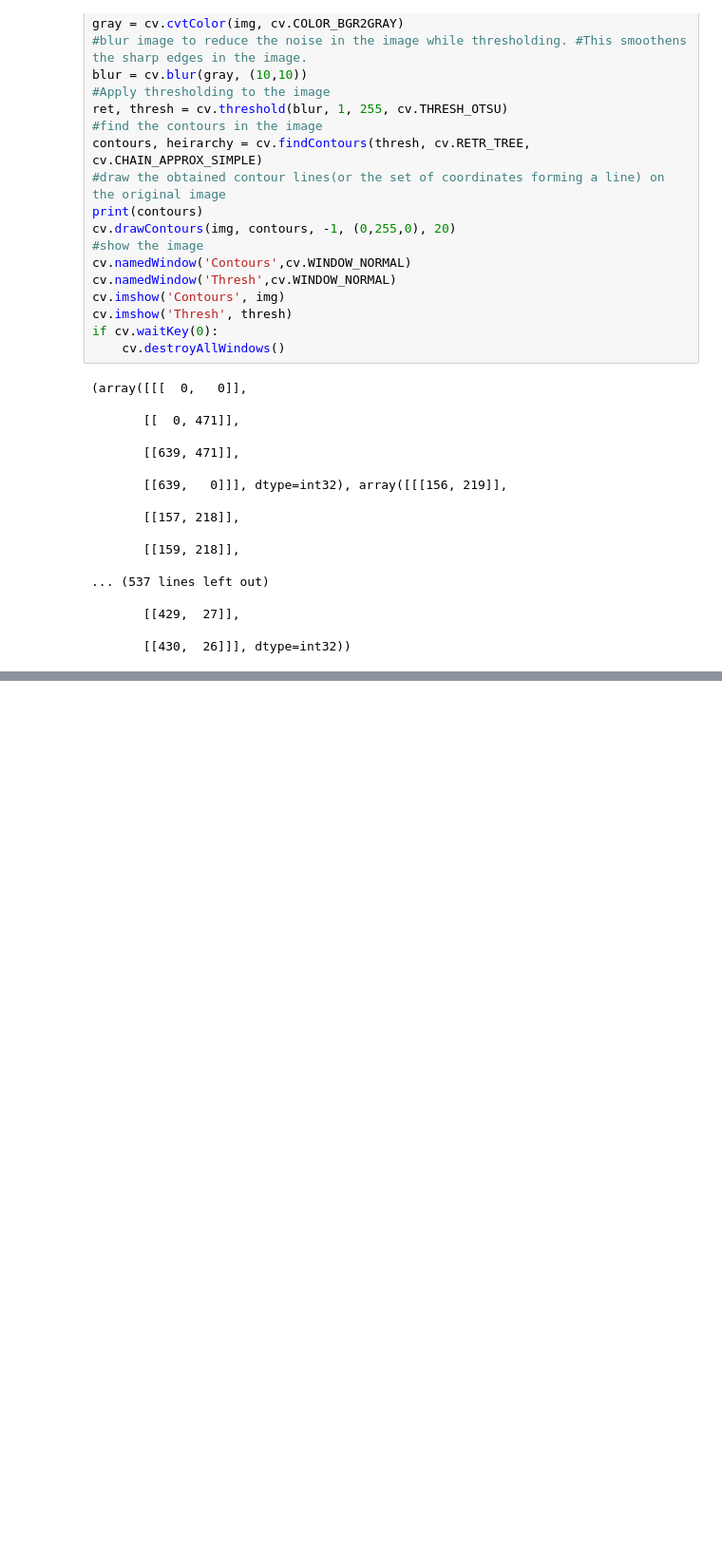
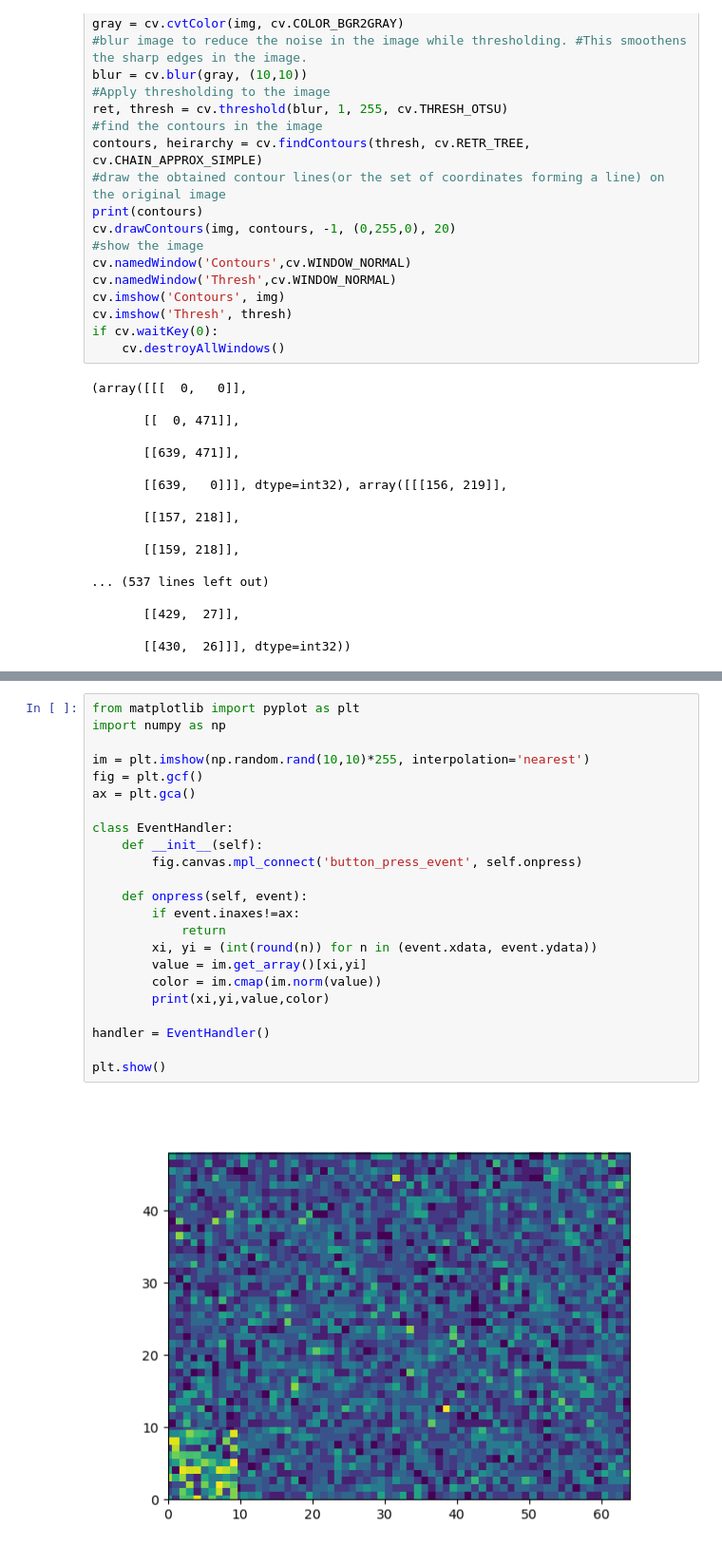
Before and after one commit to samirahmt2018/Annotator, a Jupyter notebook: annotation_checker.ipynb, the cells around one changed output, grey strips where cells are left out. Shown at 95% size. Drawn from its saved outputs; the diff is of its cells as text; blank space fills up the shorter version.

```diff
--- a/annotation_checker.ipynb
+++ b/annotation_checker.ipynb
@@ -312,0 +403,25 @@ if cv.waitKey(0):
+# %%
+from matplotlib import pyplot as plt
+import numpy as np
+
+im = plt.imshow(np.random.rand(10,10)*255, interpolation='nearest')
+fig = plt.gcf()
+ax = plt.gca()
+
+class EventHandler:
+    def __init__(self):
+        fig.canvas.mpl_connect('button_press_event', self.onpress)
+
+    def onpress(self, event):
+        if event.inaxes!=ax:
+            return
+        xi, yi = (int(round(n)) for n in (event.xdata, event.ydata))
+        value = im.get_array()[xi,yi]
+        color = im.cmap(im.norm(value))
+        print(xi,yi,value,color)
+
+handler = EventHandler()
+
+plt.show()
+# %% [output]
+[figure, added]
```
Also changed, not shown: parts of 3 cells of this notebook, 8 other files.
